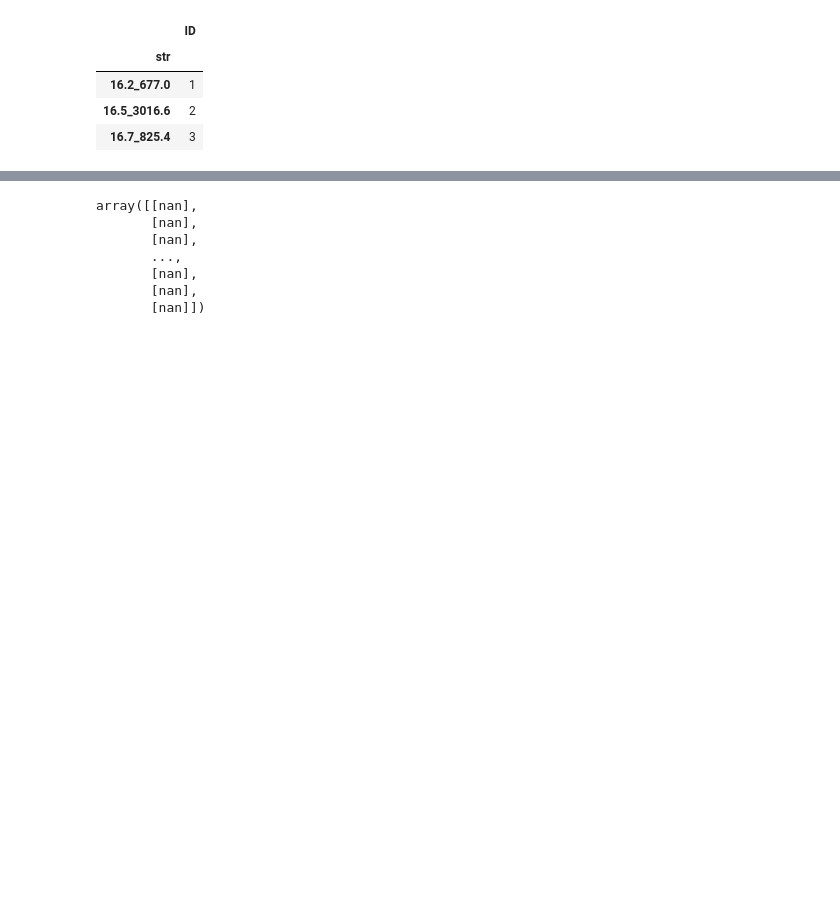
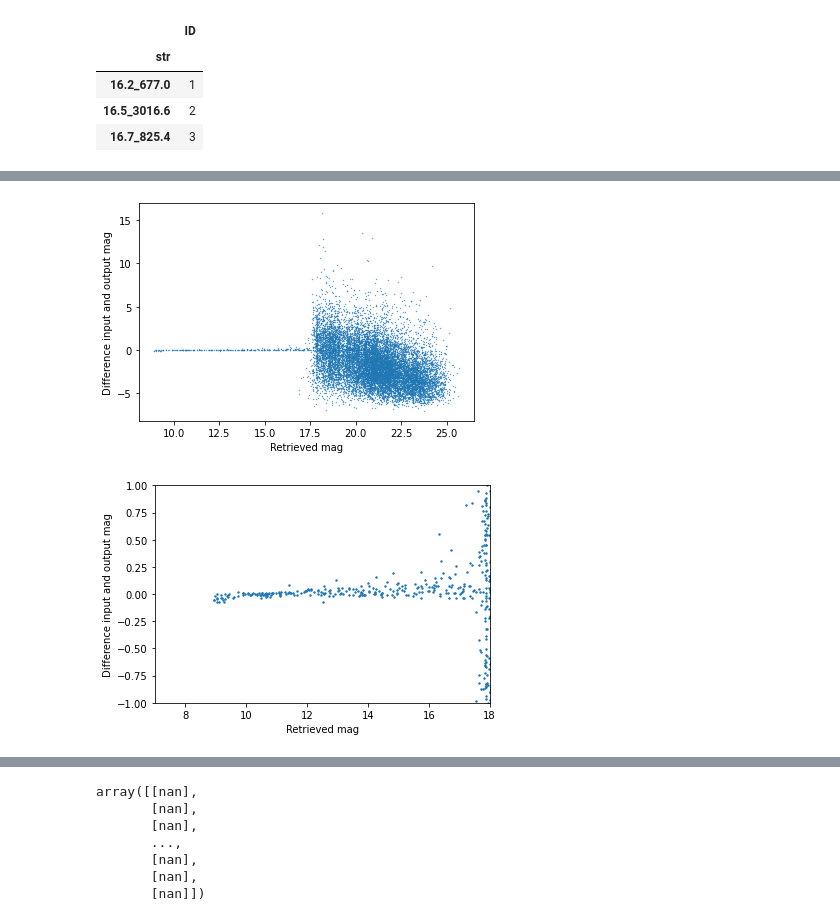
Before and after one commit to LuukOudshoorn25/KS2Analysis, a Jupyter notebook: ART_Stars/Artificial Stars.ipynb, the cells around one changed output, grey strips where cells are left out. Drawn from its saved outputs; the diff is of its cells as text; code cells hidden in the pictures; blank space fills up the shorter version.

```diff
--- a/ART_Stars/Artificial Stars.ipynb
+++ b/ART_Stars/Artificial Stars.ipynb
@@ -170,0 +188,15 @@ Converting to Juliandates
+# %%
+plt.scatter(a.mag['median'],a.simulated_mag['median']-a.mag['median'],s=0.1)
+plt.xlabel('Retrieved mag')
+plt.ylabel('Difference input and output mag')
+plt.show()
+
+plt.scatter(a.mag['median'],a.simulated_mag['median']-a.mag['median'],s=2)
+plt.xlabel('Retrieved mag')
+plt.ylabel('Difference input and output mag')
+plt.xlim(7,18)
+plt.ylim(-1,1)
+plt.show()
+# %% [output]
+[figure, added]
+[figure, added]
```
Also changed, not shown: parts of 18 cells of this notebook.
